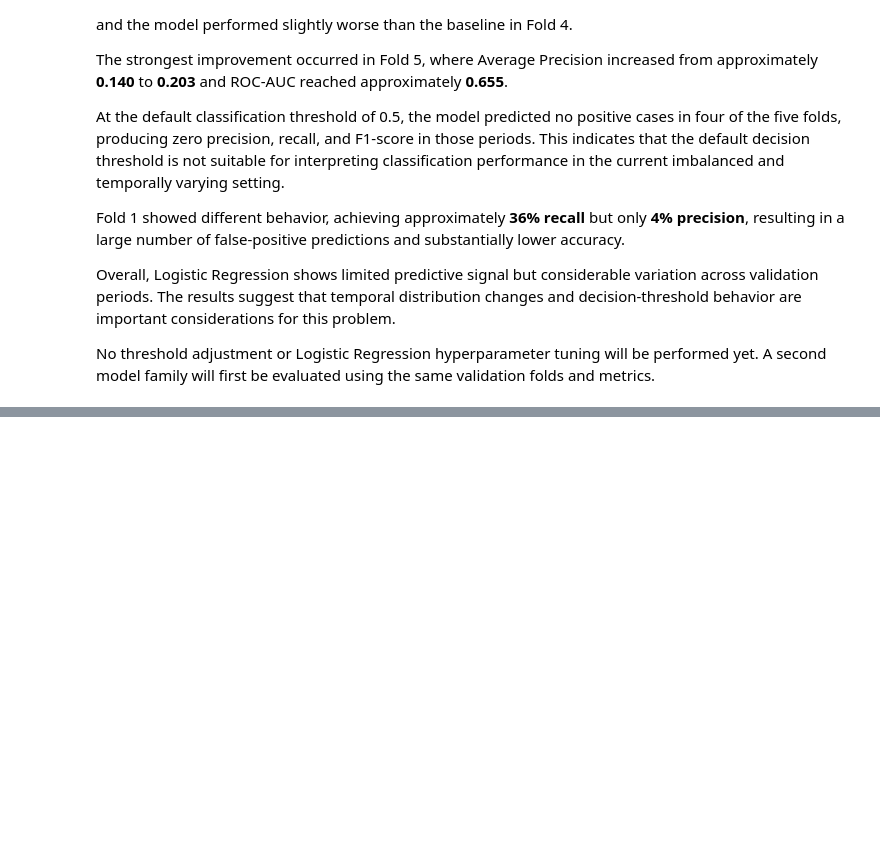
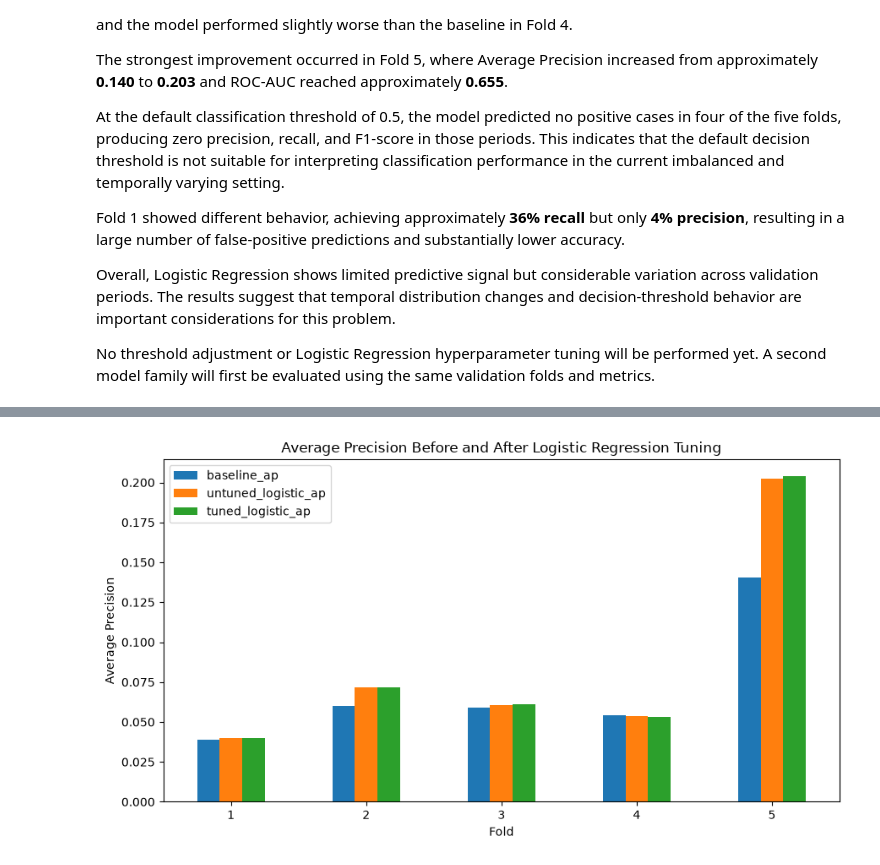
Before and after one commit to NourhanFarag/bank-marketing-subscription-prediction, a Jupyter notebook: notebooks/01_bank_marketing_analysis.ipynb, the cells around one changed output, grey strips where cells are left out. Cells and saved outputs as stored; diff of their text form; code cells hidden in the pictures; blank space fills up the shorter version.

```diff
--- a/notebooks/01_bank_marketing_analysis.ipynb
+++ b/notebooks/01_bank_marketing_analysis.ipynb
@@ -1633,0 +2074,17 @@ No threshold adjustment or Logistic Regression hyperparameter tuning will be per
+# %%
+from sklearn.model_selection import GridSearchCV
+
+logistic_grid_search = GridSearchCV(
+    estimator=logistic_tuning_pipeline,
+    param_grid=LOGISTIC_PARAM_GRID,
+    scoring=SCORING,
+    refit="average_precision",
+    cv=CV_SPLITS,
+    n_jobs=-1,
+    return_train_score=True
+)
+
+logistic_grid_search.fit(
+    X_dev,
+    y_dev
+)
@@ -1633,0 +2358,29 @@ No threshold adjustment or Logistic Regression hyperparameter tuning will be per
+# %%
+plot_data = (
+    best_tuned_fold_results
+    .set_index("fold")[
+        [
+            "baseline_ap",
+            "untuned_logistic_ap",
+            "tuned_logistic_ap"
+        ]
+    ]
+)
+
+ax = plot_data.plot(
+    kind="bar",
+    figsize=(9, 5)
+)
+
+ax.set_title(
+    "Average Precision Before and After Logistic Regression Tuning"
+)
+
+ax.set_xlabel("Fold")
+ax.set_ylabel("Average Precision")
+
+plt.xticks(rotation=0)
+plt.tight_layout()
+plt.show()
+# %% [output]
+[figure, added]
```
Also changed, not shown: parts of 27 cells of this notebook.
